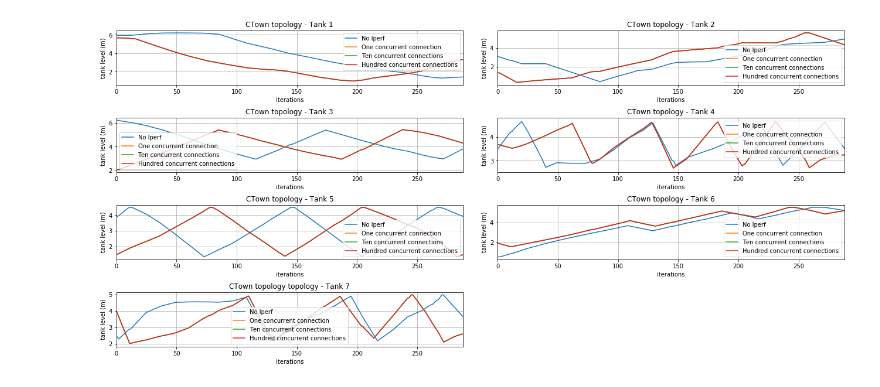
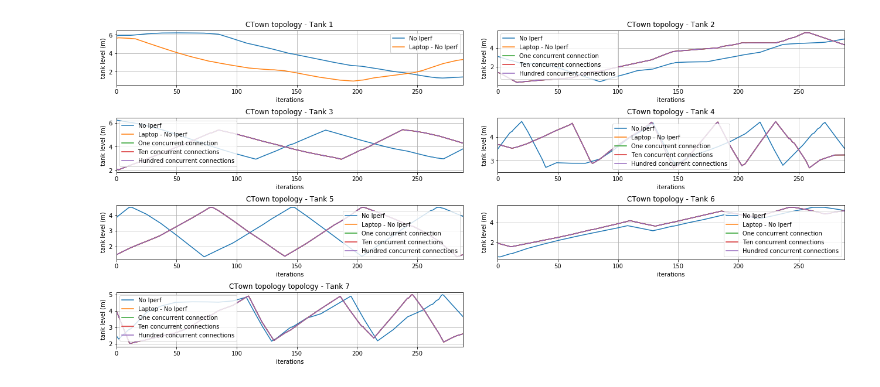
Before and after one commit to Critical-Infrastructure-Systems-Lab/DHALSIM, a Jupyter notebook: ICS_topologies/enhanced_ctown_topology/iperf_daily_test/plot_iperf_test.ipynb, the cells around one changed output. Cells and saved outputs as stored; diff of their text form; code cells hidden in the pictures.

Commit message:
Trying to see why when we run only a day the initial conditions are ccorect, but they seem wrong with weekly simulations
Former-commit-id: b77212b27dbdcb052f959d66e0fee2f2a30b25dd

```diff
--- a/ICS_topologies/enhanced_ctown_topology/iperf_daily_test/plot_iperf_test.ipynb
+++ b/ICS_topologies/enhanced_ctown_topology/iperf_daily_test/plot_iperf_test.ipynb
@@ -7,6 +7,7 @@ import csv
 import time
 import pandas as pd
 # %%
+laptop_no_iperf = pd.read_csv('../year_simulation/one_day_laptop_test/week_0/physical_process.csv')
 ideal = pd.read_csv('../year_simulation/week_0/physical_process.csv')
 one_connection = pd.read_csv('01_concurrent_connections/week_0/physical_process.csv')
 ten_connection = pd.read_csv('10_concurrent_connections/week_0/physical_process.csv')
@@ -18,9 +19,10 @@ subplot_wspace = 0.1
 
 dd = plt.subplot(4,2,1)
 ideal["T1_LEVEL"].plot(label='No Iperf', ax=dd)
-one_connection["T1_LEVEL"].plot(label='One concurrent connection', ax=dd)
-ten_connection["T1_LEVEL"].plot(label='Ten concurrent connections', ax=dd)
-hundred_connection["T1_LEVEL"].plot(label='Hundred concurrent connections', ax=dd)
+laptop_no_iperf["T1_LEVEL"].plot(label='Laptop - No Iperf', ax=dd)
+#one_connection["T1_LEVEL"].plot(label='One concurrent connection', ax=dd)
+#ten_connection["T1_LEVEL"].plot(label='Ten concurrent connections', ax=dd)
+#hundred_connection["T1_LEVEL"].plot(label='Hundred concurrent connections', ax=dd)
 plt.title("CTown topology - Tank 1")
 plt.xlabel('iterations')
 plt.xlim(0,288)
@@ -31,6 +33,7 @@ plt.grid(True)
 
 dd = plt.subplot(4,2,2)
 ideal["T2_LEVEL"].plot(label='No Iperf', ax=dd)
+laptop_no_iperf["T2_LEVEL"].plot(label='Laptop - No Iperf', ax=dd)
 one_connection["T2_LEVEL"].plot(label='One concurrent connection', ax=dd)
 ten_connection["T2_LEVEL"].plot(label='Ten concurrent connections', ax=dd)
 hundred_connection["T2_LEVEL"].plot(label='Hundred concurrent connections', ax=dd)
@@ -44,6 +47,7 @@ plt.grid(True)
 
 dd = plt.subplot(4,2,3)
 ideal["T3_LEVEL"].plot(label='No Iperf', ax=dd)
+laptop_no_iperf["T3_LEVEL"].plot(label='Laptop - No Iperf', ax=dd)
 one_connection["T3_LEVEL"].plot(label='One concurrent connection', ax=dd)
 ten_connection["T3_LEVEL"].plot(label='Ten concurrent connections', ax=dd)
 hundred_connection["T3_LEVEL"].plot(label='Hundred concurrent connections', ax=dd)
@@ -57,6 +61,7 @@ plt.grid(True)
 
 dd = plt.subplot(4,2,4)
 ideal["T4_LEVEL"].plot(label='No Iperf', ax=dd)
+laptop_no_iperf["T4_LEVEL"].plot(label='Laptop - No Iperf', ax=dd)
 one_connection["T4_LEVEL"].plot(label='One concurrent connection', ax=dd)
 ten_connection["T4_LEVEL"].plot(label='Ten concurrent connections', ax=dd)
 hundred_connection["T4_LEVEL"].plot(label='Hundred concurrent connections', ax=dd)
@@ -70,6 +75,7 @@ plt.grid(True)
 
 dd = plt.subplot(4,2,5)
 ideal["T5_LEVEL"].plot(label='No Iperf', ax=dd)
+laptop_no_iperf["T5_LEVEL"].plot(label='Laptop - No Iperf', ax=dd)
 one_connection["T5_LEVEL"].plot(label='One concurrent connection', ax=dd)
 ten_connection["T5_LEVEL"].plot(label='Ten concurrent connections', ax=dd)
 hundred_connection["T5_LEVEL"].plot(label='Hundred concurrent connections', ax=dd)
@@ -80,31 +86,33 @@ plt.ylabel('tank level (m)')
 plt.legend()
 plt.subplots_adjust(top=2.00, right=3.00, hspace = subplot_hspace, wspace=subplot_wspace)
 plt.grid(True)
 
 dd = plt.subplot(4,2,6)
 ideal["T6_LEVEL"].plot(label='No Iperf', ax=dd)
+laptop_no_iperf["T6_LEVEL"].plot(label='Laptop - No Iperf', ax=dd)
 one_connection["T6_LEVEL"].plot(label='One concurrent connection', ax=dd)
 ten_connection["T6_LEVEL"].plot(label='Ten concurrent connections', ax=dd)
 hundred_connection["T6_LEVEL"].plot(label='Hundred concurrent connections', ax=dd)
 plt.title("CTown topology - Tank 6")
 plt.xlabel('iterations')
 plt.xlim(0,288)
 plt.ylabel('tank level (m)')
 plt.legend()
 plt.subplots_adjust(top=2.00, right=3.00, hspace = subplot_hspace, wspace=subplot_wspace)
 plt.grid(True)
 
 dd = plt.subplot(4,2,7)
 ideal["T7_LEVEL"].plot(label='No Iperf', ax=dd)
+laptop_no_iperf["T7_LEVEL"].plot(label='Laptop - No Iperf', ax=dd)
 one_connection["T7_LEVEL"].plot(label='One concurrent connection', ax=dd)
 ten_connection["T7_LEVEL"].plot(label='Ten concurrent connections', ax=dd)
 hundred_connection["T7_LEVEL"].plot(label='Hundred concurrent connections', ax=dd)
 plt.title("CTown topology topology - Tank 7")
 plt.xlabel('iterations')
 plt.xlim(0,288)
 plt.ylabel('tank level (m)')
 plt.legend()
 plt.subplots_adjust(top=2.00, right=3.00, hspace = subplot_hspace, wspace=subplot_wspace)
 plt.grid(True)
 # %% [output]
-[figure, old version]
+[figure, new version]
```
Also changed, not shown: parts of 1 cell of this notebook, 37 other files.
